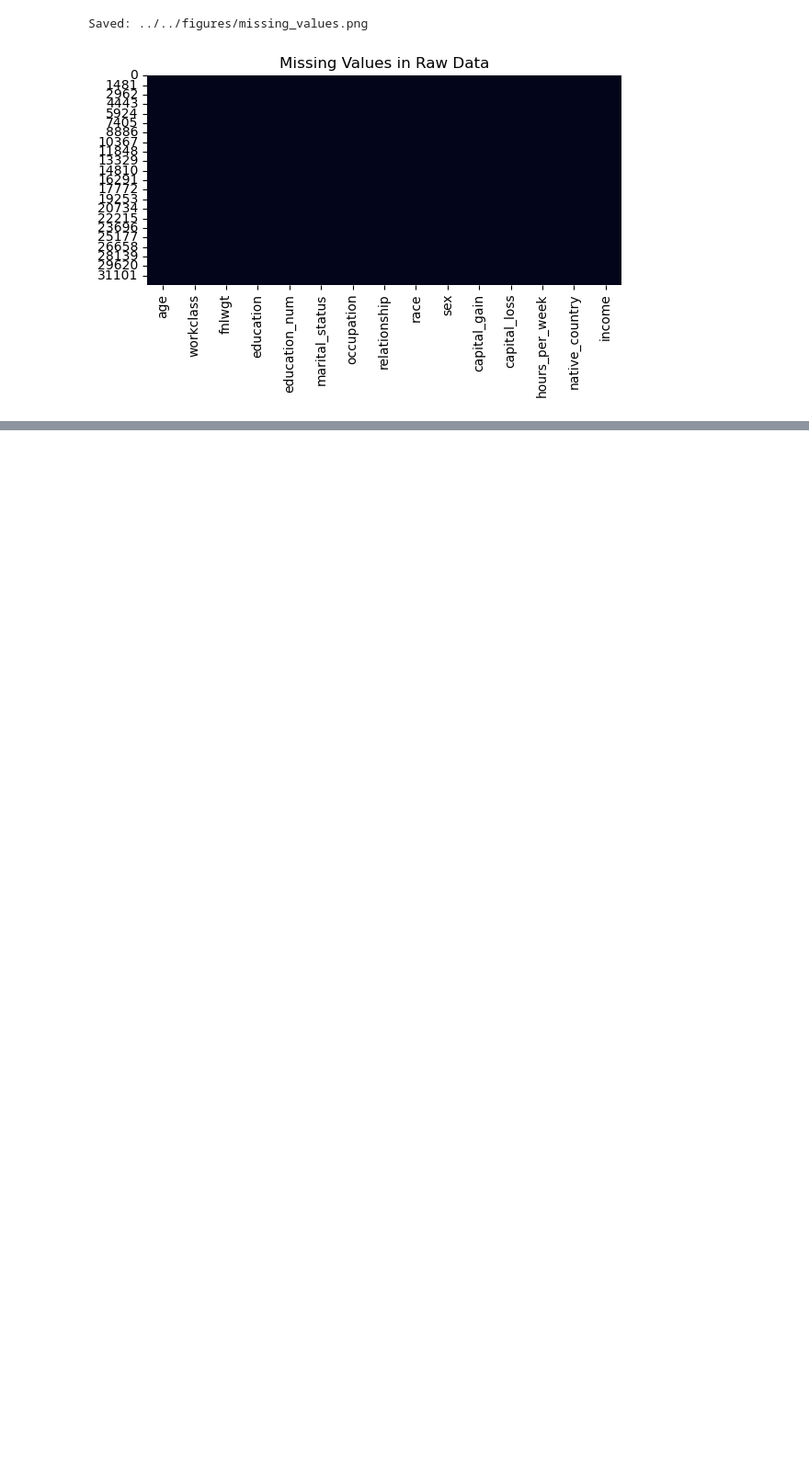
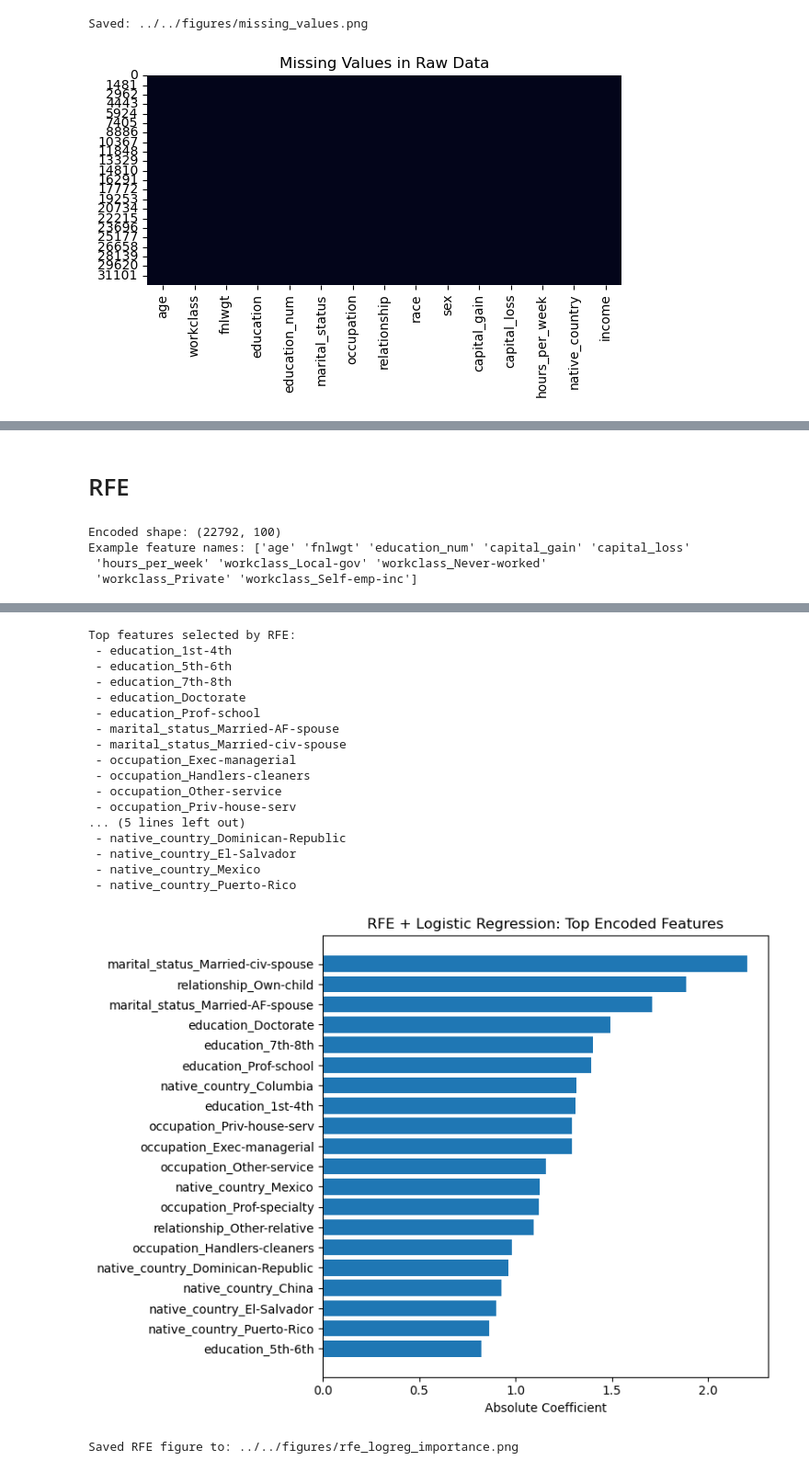
Before and after one commit to JakeRoll04/cmse492_project, a Jupyter notebook: notebooks/exploratory/exploratory_analysis.ipynb, the cells around one changed output, grey strips where cells are left out. Shown at 92% size. Drawn from its saved outputs; the diff is of its cells as text; code cells hidden in the pictures; blank space fills up the shorter version.

```diff
--- a/notebooks/exploratory/exploratory_analysis.ipynb
+++ b/notebooks/exploratory/exploratory_analysis.ipynb
@@ -169,0 +356,58 @@ weighted avg       0.85      0.86      0.85      6513
+# %% [markdown]
+# RFE
+# %%
+import numpy as np
+import pandas as pd
+import matplotlib.pyplot as plt
+from sklearn.linear_model import LogisticRegression
+from sklearn.feature_selection import RFE
+
+
+df_train = X_train.copy()
+
+if "income" in df_train.columns:
+    df_train = df_train.drop(columns=["income"])
+
+df_encoded = pd.get_dummies(df_train, drop_first=True)
+
+X_train_enc = df_encoded.values
+feature_names = df_encoded.columns.to_numpy()
+
+print("Encoded shape:", X_train_enc.shape)
+print("Example feature names:", feature_names[:10])
+
+# RFE
+log_reg = LogisticRegression(max_iter=1000)
+
+n_features_to_select = 20
+rfe = RFE(estimator=log_reg, n_features_to_select=n_features_to_select, step=1)
+rfe.fit(X_train_enc, y_train)
+
+selected_mask = rfe.support_
+selected_features = feature_names[selected_mask]
+
+print("\nTop features selected by RFE:")
+for name in selected_features:
+    print(" -", name)
+
+coefs = np.abs(rfe.estimator_.coef_.ravel())
+
+order = np.argsort(coefs)
+
+plt.figure(figsize=(8, 6))
+plt.barh(range(len(order)), coefs[order])
+plt.yticks(range(len(order)), selected_features[order])
+plt.xlabel("Absolute Coefficient")
+plt.title("RFE + Logistic Regression: Top Encoded Features")
+plt.tight_layout()
+
+out_path = figures_dir / "rfe_logreg_importance.png"
+plt.savefig(out_path, dpi=300)
+plt.show()
+
+print("\nSaved RFE figure to:", out_path)
+# %% [output]
+Encoded shape: (22792, 100)
+Example feature names: ['age' 'fnlwgt' 'education_num' 'capital_gain' 'capital_loss'
+ 'hours_per_week' 'workclass_Local-gov' 'workclass_Never-worked'
+ 'workclass_Private' 'workclass_Self-emp-inc']
@@ -169,0 +431,19 @@ weighted avg       0.85      0.86      0.85      6513
+Top features selected by RFE:
+ - education_1st-4th
+ - education_5th-6th
+ - education_7th-8th
+ - education_Doctorate
+ - education_Prof-school
+ - marital_status_Married-AF-spouse
+ - marital_status_Married-civ-spouse
+ - occupation_Exec-managerial
+ - occupation_Handlers-cleaners
+ - occupation_Other-service
+ - occupation_Priv-house-serv
+... (5 lines left out)
+ - native_country_Dominican-Republic
+ - native_country_El-Salvador
+ - native_country_Mexico
+ - native_country_Puerto-Rico
+[figure, added]
+Saved RFE figure to: ../../figures/rfe_logreg_importance.png
```
Also changed, not shown: parts of 16 cells of this notebook, 15 other files.
